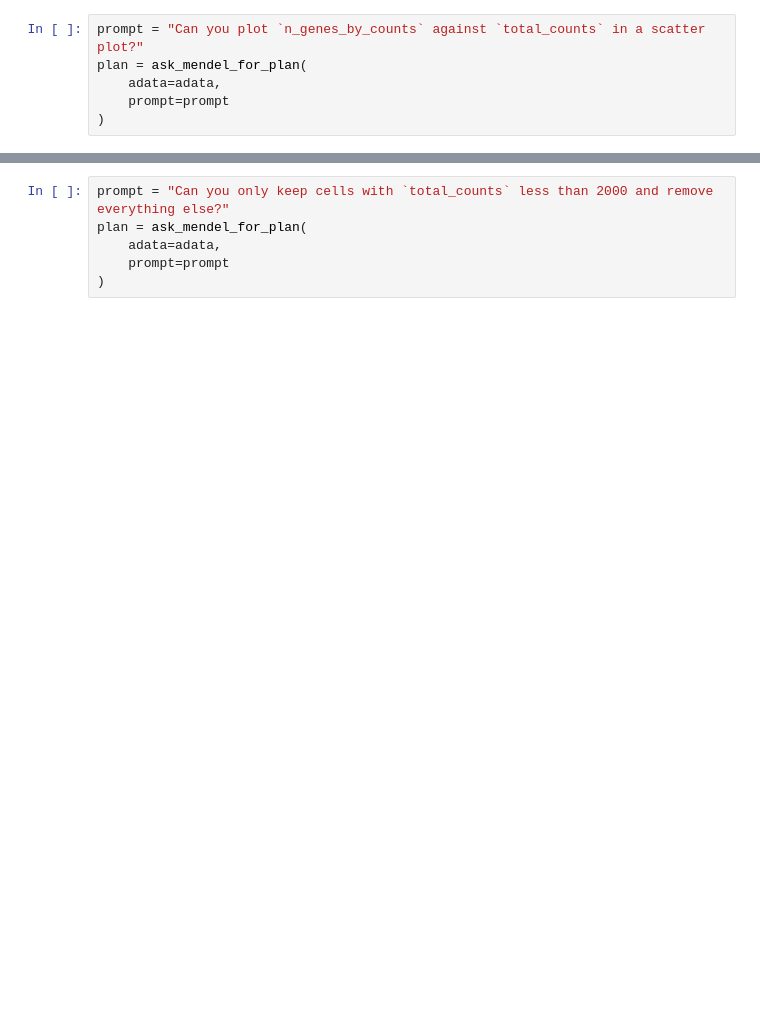
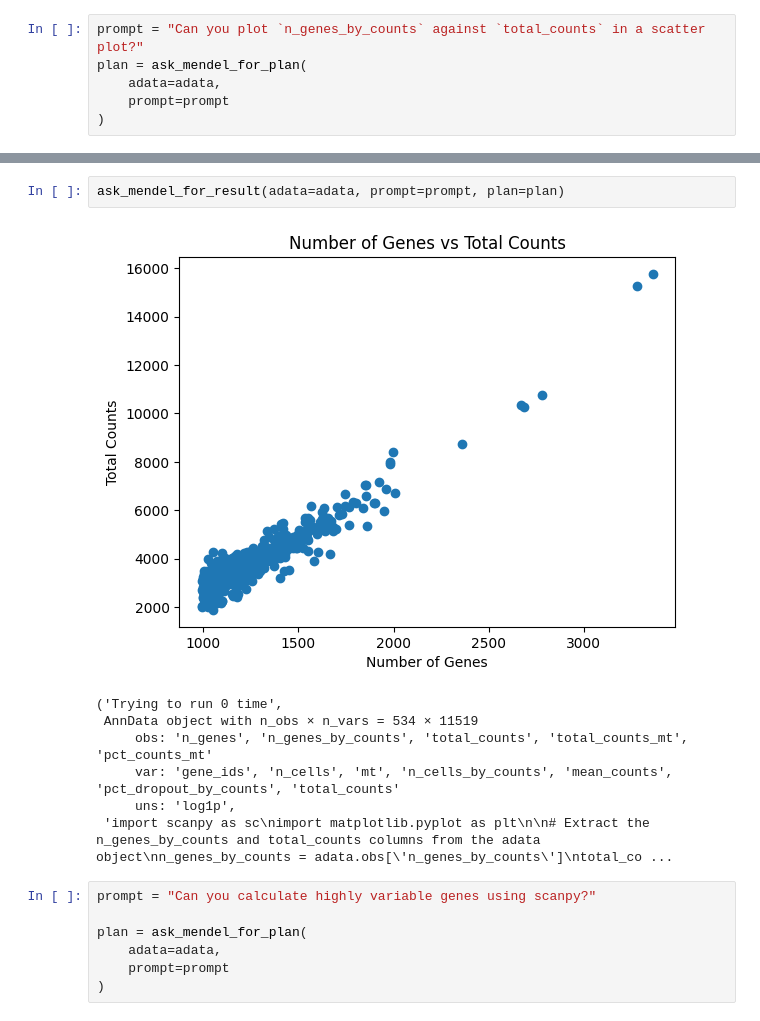
Before and after one commit to garg-ankush/mendel, a Jupyter notebook: mendel-demo.ipynb, the cells around one changed output, grey strips where cells are left out. Saved outputs shown, nothing was run; the diff lists cells and outputs as text; blank space fills up the shorter version.

```diff
--- a/mendel-demo.ipynb
+++ b/mendel-demo.ipynb
@@ -32,8 +34,19 @@ print(plan)
 - Label the x-axis as "Number of Genes" and the y-axis as "Total Counts".
 - Add a title to the plot.
 - Show the plot.
+# %%
+ask_mendel_for_result(adata=adata, prompt=prompt, plan=plan)
+# %% [output]
+[figure, added]
+('Trying to run 0 time',
+ AnnData object with n_obs × n_vars = 534 × 11519
+     obs: 'n_genes', 'n_genes_by_counts', 'total_counts', 'total_counts_mt', 'pct_counts_mt'
+     var: 'gene_ids', 'n_cells', 'mt', 'n_cells_by_counts', 'mean_counts', 'pct_dropout_by_counts', 'total_counts'
+     uns: 'log1p',
+ 'import scanpy as sc\nimport matplotlib.pyplot as plt\n\n# Extract the n_genes_by_counts and total_counts columns from the adata object\nn_genes_by_counts = adata.obs[\'n_genes_by_counts\']\ntotal_co ...
 # %%
-prompt = "Can you only keep cells with `total_counts` less than 2000 and remove everything else?"
+prompt = "Can you calculate highly variable genes using scanpy?"
+
 plan = ask_mendel_for_plan(
     adata=adata,
     prompt=prompt
```
Also changed, not shown: parts of 12 cells of this notebook, 4 other files.
